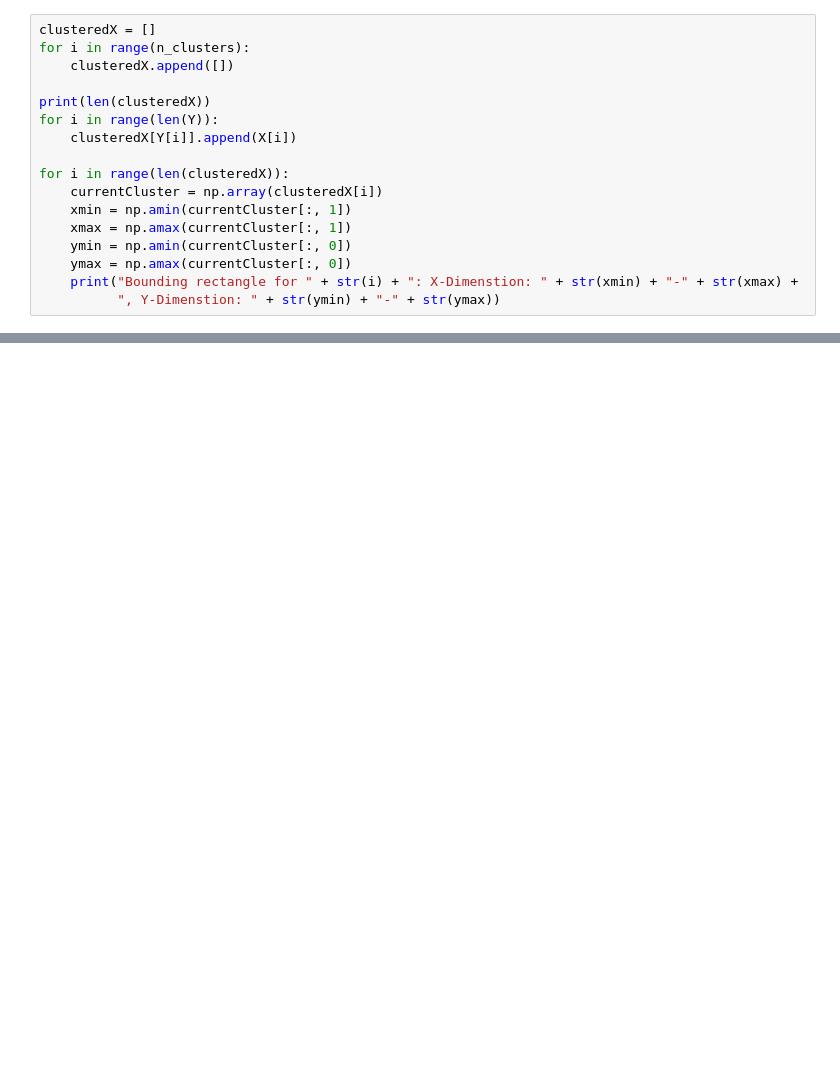
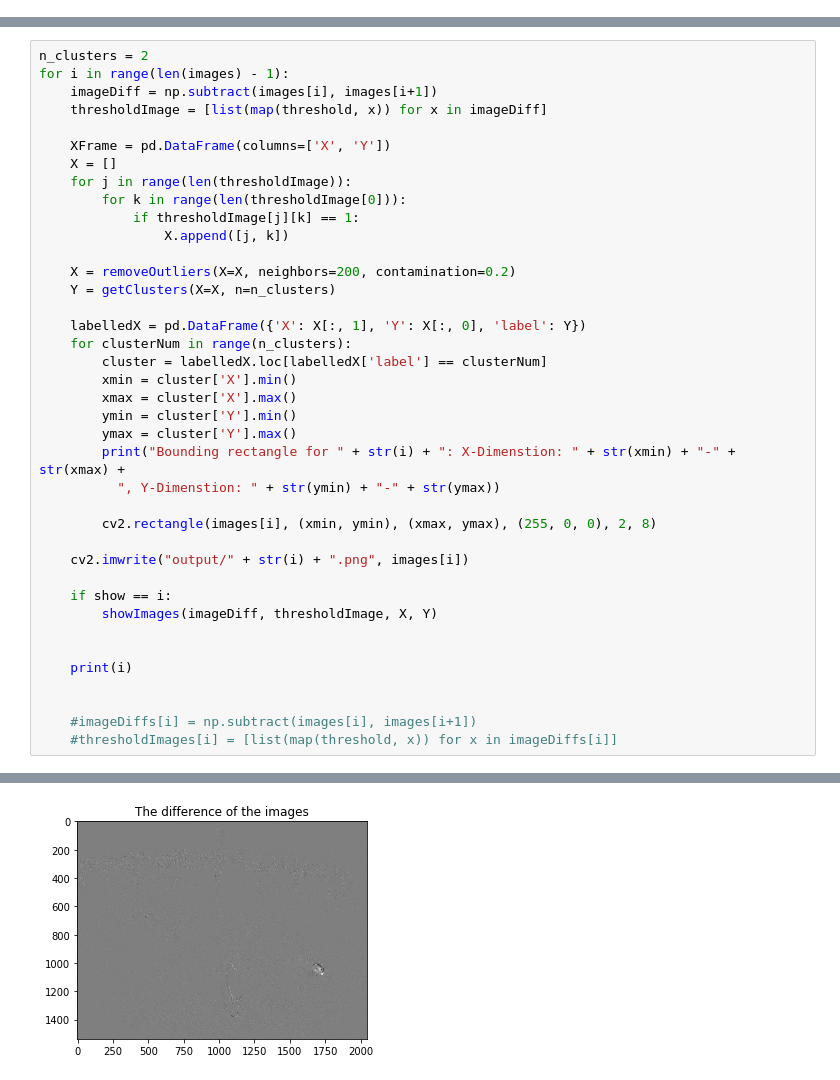
Before and after one commit to Committener-Gordon/code, a Jupyter notebook: imageprocessing.ipynb, the cells around one changed output, grey strips where cells are left out. Cells and saved outputs as stored; diff of their text form; blank space fills up the shorter version.

Commit message:
program is able to recognise moving objects. outlier detection is performed to reduce noise

```diff
--- a/imageprocessing.ipynb
+++ b/imageprocessing.ipynb
@@ -106,17 +0,0 @@ plt.ylim(360, 0)
-# %%
-clusteredX = []
-for i in range(n_clusters):
-    clusteredX.append([])
-
-print(len(clusteredX))
-for i in range(len(Y)):
-    clusteredX[Y[i]].append(X[i])
-
-for i in range(len(clusteredX)):
-    currentCluster = np.array(clusteredX[i])
-    xmin = np.amin(currentCluster[:, 1])
-    xmax = np.amax(currentCluster[:, 1])
-    ymin = np.amin(currentCluster[:, 0])
-    ymax = np.amax(currentCluster[:, 0])
-    print("Bounding rectangle for " + str(i) + ": X-Dimenstion: " + str(xmin) + "-" + str(xmax) +
-          ", Y-Dimenstion: " + str(ymin) + "-" + str(ymax))
@@ -135,0 +96,40 @@ print("2")
+# %%
+n_clusters = 2
+for i in range(len(images) - 1):
+    imageDiff = np.subtract(images[i], images[i+1])
+    thresholdImage = [list(map(threshold, x)) for x in imageDiff]
+
+    XFrame = pd.DataFrame(columns=['X', 'Y'])
+    X = []
+    for j in range(len(thresholdImage)):
+        for k in range(len(thresholdImage[0])):
+            if thresholdImage[j][k] == 1:
+                X.append([j, k])
+
+    X = removeOutliers(X=X, neighbors=200, contamination=0.2)
+    Y = getClusters(X=X, n=n_clusters)
+
+    labelledX = pd.DataFrame({'X': X[:, 1], 'Y': X[:, 0], 'label': Y})
+    for clusterNum in range(n_clusters):
+        cluster = labelledX.loc[labelledX['label'] == clusterNum]
+        xmin = cluster['X'].min()
+        xmax = cluster['X'].max()
+        ymin = cluster['Y'].min()
+        ymax = cluster['Y'].max()
+        print("Bounding rectangle for " + str(i) + ": X-Dimenstion: " + str(xmin) + "-" + str(xmax) +
+          ", Y-Dimenstion: " + str(ymin) + "-" + str(ymax))
+
+        cv2.rectangle(images[i], (xmin, ymin), (xmax, ymax), (255, 0, 0), 2, 8)
+
+    cv2.imwrite("output/" + str(i) + ".png", images[i])
+
+    if show == i:
+        showImages(imageDiff, thresholdImage, X, Y)
+
+
+    print(i)
+
+
+    #imageDiffs[i] = np.subtract(images[i], images[i+1])
+    #thresholdImages[i] = [list(map(threshold, x)) for x in imageDiffs[i]]
+# %% [output]
@@ -135,0 +153 @@ print("2")
+[figure, added]
```
Also changed, not shown: parts of 12 cells of this notebook.
